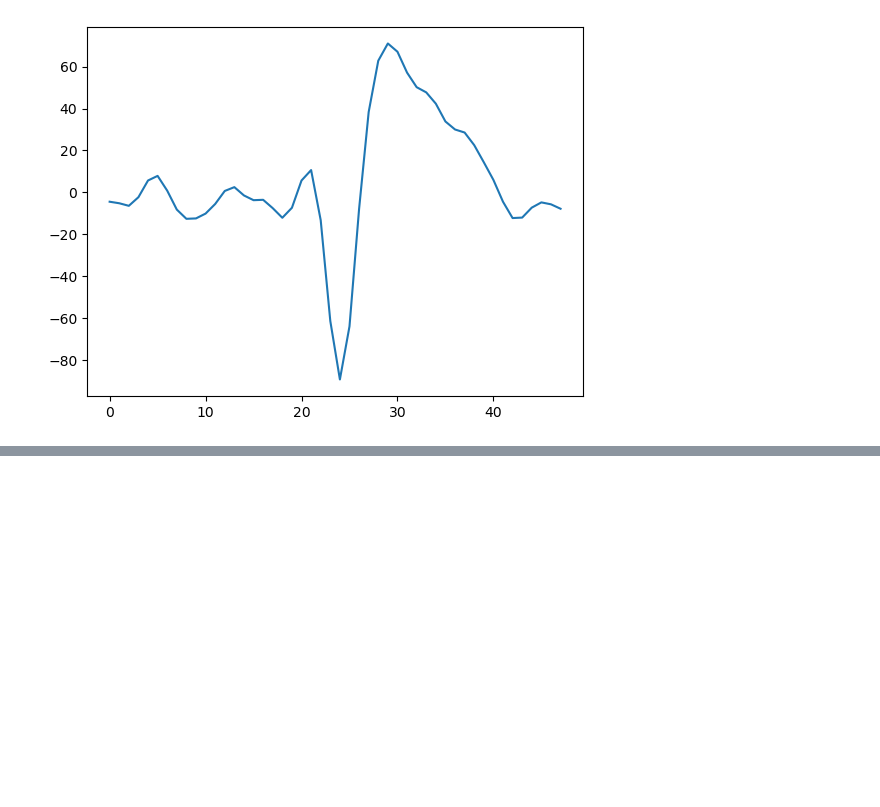
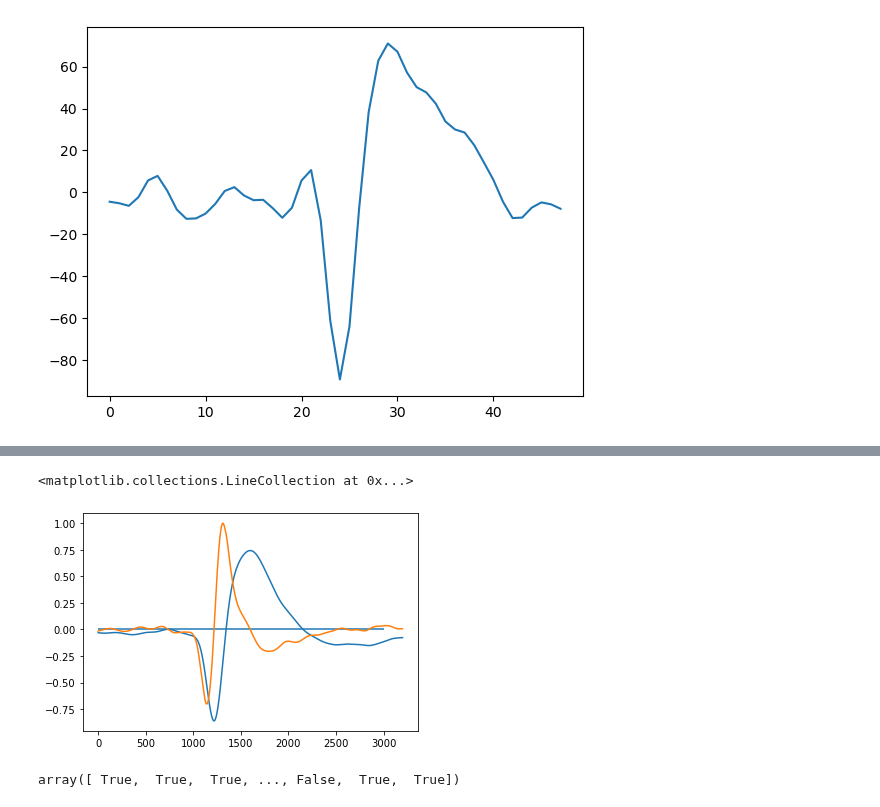
Before and after one commit to BouchardLab/FCCA_analysis, a Jupyter notebook: notebooks/data_exploration/cell_classification.ipynb, the cells around one changed output, grey strips where cells are left out. Cells and saved outputs as stored; diff of their text form; code cells hidden in the pictures; blank space fills up the shorter version.

```diff
--- a/notebooks/data_exploration/cell_classification.ipynb
+++ b/notebooks/data_exploration/cell_classification.ipynb
@@ -88,0 +121,10 @@ def extract_wf_features(wf):
+# %%
+plt.plot(spike)
+#d2 = np.diff(np.diff(spike))
+d2 = np.diff(spike)
+plt.plot(d2/np.max(np.abs(d2)))
+plt.hlines(0, 0, 3000)
+#plt.ylim([-0.1, 0.1])
+# %% [output]
+<matplotlib.collections.LineCollection at 0x...>
+[figure, added]
@@ -88,0 +190,4 @@ def extract_wf_features(wf):
+# %%
+np.invert(np.isnan(spike_widths))
+# %% [output]
+array([ True,  True,  True, ..., False,  True,  True])
```
Also changed, not shown: parts of 33 cells of this notebook.
